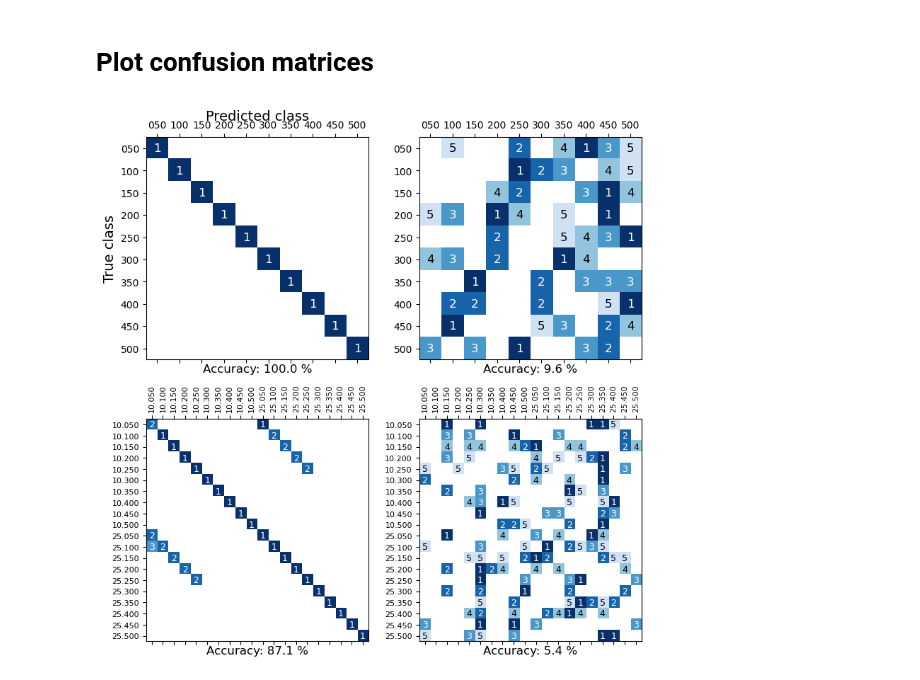
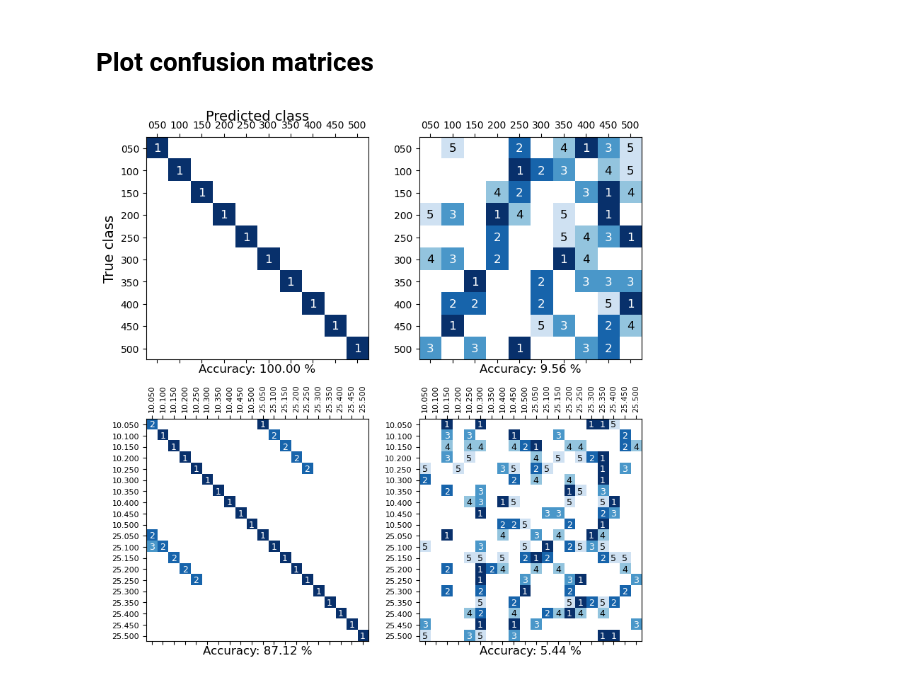
Before and after one commit to stootoon/crick-osn-model-release, a Jupyter notebook: decoding-ppi-conc/make_figures_decoding_ppi_conc.ipynb, the cells around one changed output. Drawn from its saved outputs; the diff is of its cells as text; code cells hidden in the pictures.

```diff
--- a/decoding-ppi-conc/make_figures_decoding_ppi_conc.ipynb
+++ b/decoding-ppi-conc/make_figures_decoding_ppi_conc.ipynb
@@ -67,23 +67,23 @@ def plot_confusion_matrix(cm, labs, th = 0, ranks = False, max_rank=np.inf, fsz=
 # %%
 # Now the confusion matrix for concentration
 acc_from_cm = lambda cm: trace(cm)/sum(cm)
 figure(figsize=(8,8))
 cm_conc   = data["conc"]["confusion_matrix"]
 subplot(2,2,1); plot_confusion_matrix(data["conc"]["confusion_matrix"],       concs, th = 3, ranks=True, cmap=cm.Blues_r, vmin=1,vmax=6, max_rank=5, fignum=False);
-title("Predicted class", fontsize=14); ylabel("True class", fontsize=14); xlabel("Accuracy: {:1.1f} %".format(acc_from_cm(data["conc"]["confusion_matrix"])*100), fontsize=12)
+title("Predicted class", fontsize=14); ylabel("True class", fontsize=14); xlabel("Accuracy: {:1.2f} %".format(acc_from_cm(data["conc"]["confusion_matrix"])*100), fontsize=12)
 subplot(2,2,2); plot_confusion_matrix(data["conc_shuf"]["confusion_matrix"],  concs, th = 3, ranks=True, cmap=cm.Blues_r, vmin=1,vmax=6, max_rank=5, fignum=False);
-xlabel("Accuracy: {:1.1f} %".format(acc_from_cm(data["conc_shuf"]["confusion_matrix"])*100), fontsize=12)
+xlabel("Accuracy: {:1.2f} %".format(acc_from_cm(data["conc_shuf"]["confusion_matrix"])*100), fontsize=12)
 
 subplot(2,2,3); plot_confusion_matrix(data["ppi.conc"]["confusion_matrix"], ppi_concs, fsz = 9, th = 3, ranks=True, cmap=cm.Blues_r, vmin=1,vmax=6, max_rank=5, fignum=False)
 gca().set_xticks(arange(len(ppi_concs))); gca().set_xticklabels(ppi_concs,fontsize=8, rotation=90)
 gca().set_yticks(arange(len(ppi_concs))); gca().set_yticklabels(ppi_concs,fontsize=8)
-xlabel("Accuracy: {:1.1f} %".format(acc_from_cm(data["ppi.conc"]["confusion_matrix"])*100), fontsize=12)
+xlabel("Accuracy: {:1.2f} %".format(acc_from_cm(data["ppi.conc"]["confusion_matrix"])*100), fontsize=12)
 
 subplot(2,2,4); plot_confusion_matrix(data["ppi.conc_shuf"]["confusion_matrix"], ppi_concs, fsz = 9, th = 3, ranks=True, cmap=cm.Blues_r, vmin=1,vmax=6, max_rank=5, fignum=False)
 gca().set_xticks(arange(len(ppi_concs))); gca().set_xticklabels(ppi_concs,fontsize=8, rotation=90)
 gca().set_yticks(arange(len(ppi_concs))); gca().set_yticklabels(ppi_concs,fontsize=8)
-xlabel("Accuracy: {:1.1f} %".format(acc_from_cm(data["ppi.conc_shuf"]["confusion_matrix"])*100), fontsize=12)
+xlabel("Accuracy: {:1.2f} %".format(acc_from_cm(data["ppi.conc_shuf"]["confusion_matrix"])*100), fontsize=12)
 tight_layout()
 savefig("confusion_matrices.pdf", bbox_inches="tight")
 # %% [output]
-[figure, old version]
+[figure, new version]
```
Also changed, not shown: 2 other files.
